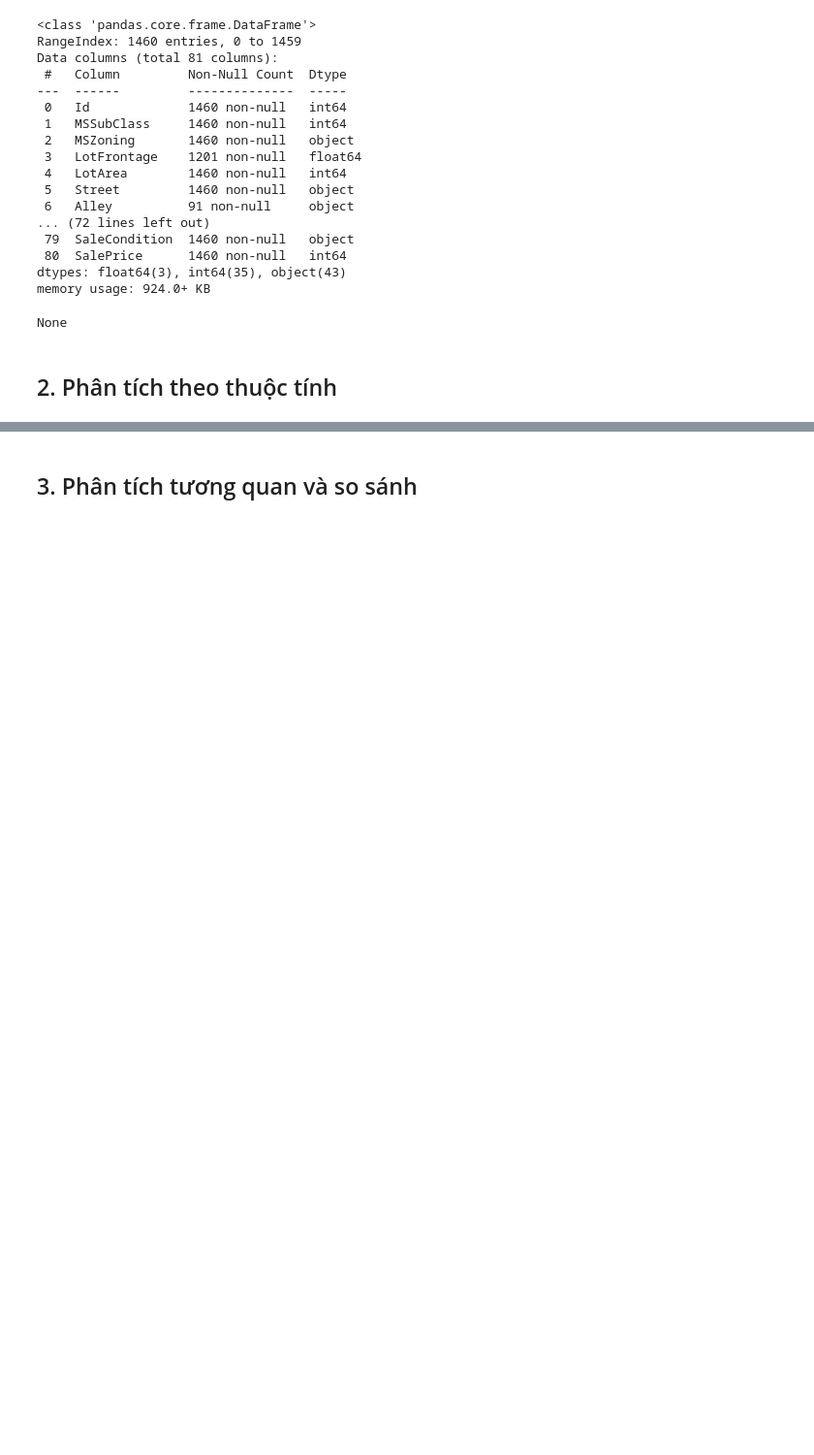
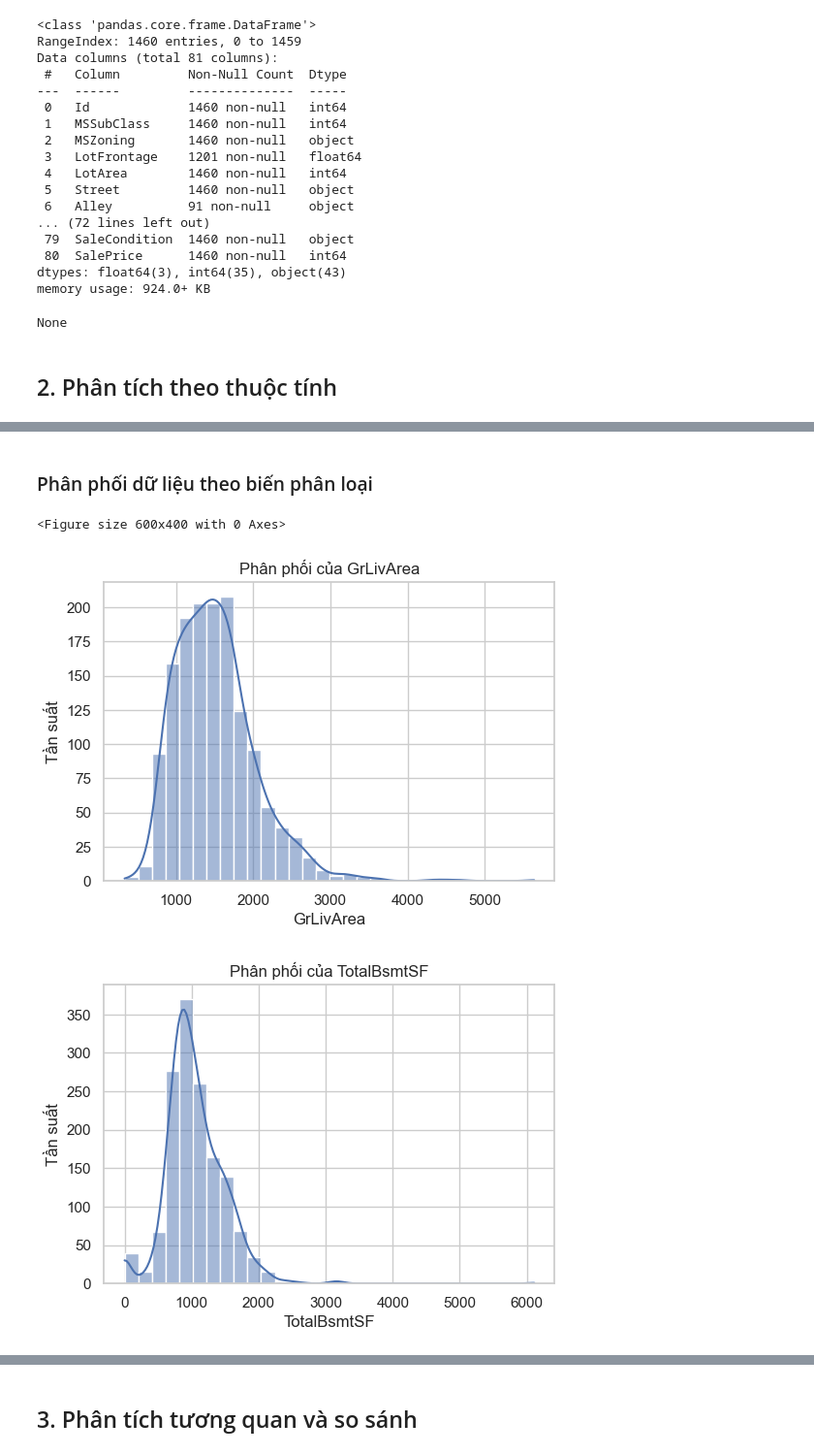
Before and after one commit to TidalWavetop1/Team9_ML_edu, a Jupyter notebook: House Price/src/EDA/eda.ipynb, the cells around one changed output, grey strips where cells are left out. Shown at 97% size. Cells and saved outputs as stored; diff of their text form; code cells hidden in the pictures; blank space fills up the shorter version.

```diff
--- a/House Price/src/EDA/eda.ipynb
+++ b/House Price/src/EDA/eda.ipynb
@@ -81,0 +103,16 @@ None
+# %% [markdown]
+### Phân phối dữ liệu theo biến phân loại
+# %%
+num_features = ['GrLivArea', 'TotalBsmtSF', '1stFlrSF', 'GarageArea', 'LotArea']
+
+for col in num_features:
+    plt.figure(figsize=(6,4))
+    sns.histplot(df_train[col].dropna(), kde=True, bins=30)
+    plt.title(f'Phân phối của {col}')
+    plt.xlabel(col)
+    plt.ylabel('Tần suất')
+    plt.show()
+# %% [output]
+<Figure size 600x400 with 0 Axes>
+[figure, added]
+[figure, added]
```
Also changed, not shown: parts of 14 cells of this notebook.
